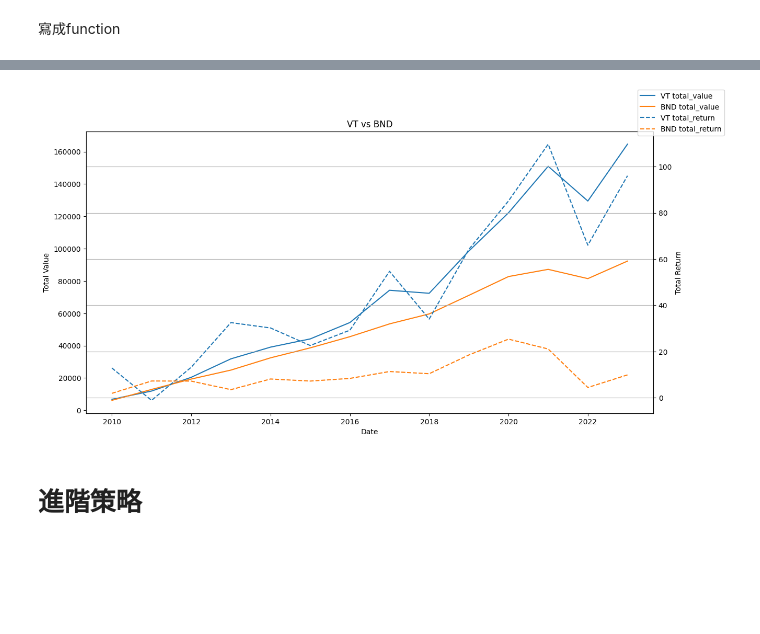
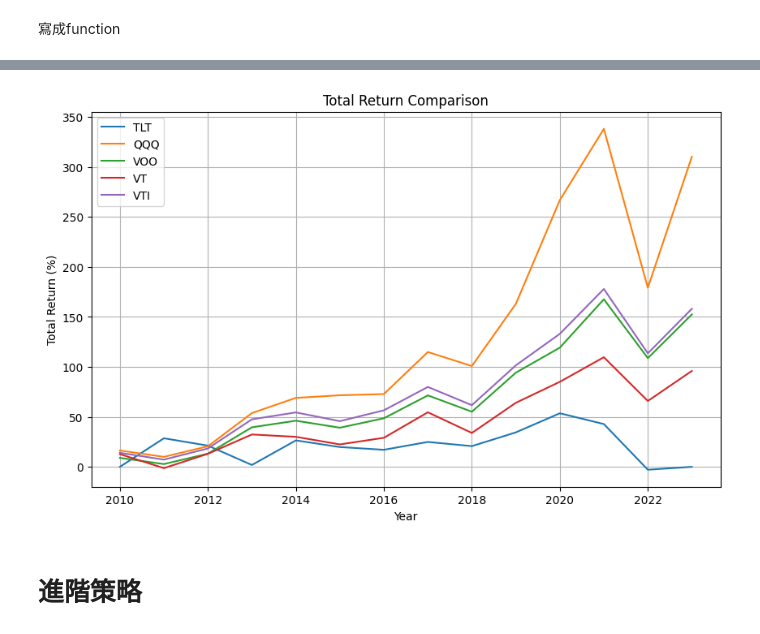
Before and after one commit to jerry860911/stock_backtest, a Jupyter notebook: us2.ipynb, the cells around one changed output, grey strips where cells are left out. Cells and saved outputs as stored; diff of their text form; code cells hidden in the pictures; blank space fills up the shorter version.

```diff
--- a/us2.ipynb
+++ b/us2.ipynb
@@ -181,0 +184,3 @@ def get_annual_return(annual_summary):
+# %%
+TLT_annual=get_annual_summary('TLT', '2010-01-01')
+TLT_annual
@@ -181,0 +209,3 @@ def get_annual_return(annual_summary):
+# %%
+QQQ_annual=get_annual_summary('QQQ', '2010-01-01')
+QQQ_annual
@@ -181,0 +234,3 @@ def get_annual_return(annual_summary):
+# %%
+VOO_annual=get_annual_summary('VOO', '2010-01-01')
+VOO_annual
@@ -259,32 +313,27 @@ get_annual_return(BND_annual)
-# %%
-import matplotlib.pyplot as plt
-
-# 假設VT_annual和BND_annual都是Pandas DataFrame，並且它們的索引是日期
-fig, ax1 = plt.subplots(figsize=(14, 7))
-
-# 繪製total_value
-ax1.plot(VT_annual.index, VT_annual['total_value'], label='VT total_value')
-ax1.plot(BND_annual.index, BND_annual['total_value'], label='BND total_value')
-
-# 創建第二個y軸
-ax2 = ax1.twinx()
-
-# 繪製total_return
-ax2.plot(VT_annual.index, VT_annual['total_return'], label='VT total_return', linestyle='--')
-ax2.plot(BND_annual.index, BND_annual['total_return'], label='BND total_return', linestyle='--')
-
-# 設置圖表標題和軸標籤
-ax1.set_title('VT vs BND')
-ax1.set_xlabel('Date')
-ax1.set_ylabel('Total Value')
-ax2.set_ylabel('Total Return')
-plt.grid(True)
-# 顯示圖例
-fig.legend()
-
-plt.show()
-# %% [output]
-[figure, removed]
+# %%
+import matplotlib.pyplot as plt
+
+# 合併所有的年度回報數據
+annual_returns = pd.DataFrame({
+    'TLT': TLT_annual['total_return'],
+    'QQQ': QQQ_annual['total_return'],
+    'VOO': VOO_annual['total_return'],
+    'VT': VT_annual['total_return'],
+    'VTI': VTI_annual['total_return']
+})
+
+# 繪製折線圖
+plt.figure(figsize=(10, 6))
+for column in annual_returns.columns:
+    plt.plot(annual_returns.index, annual_returns[column], label=column)
+plt.xlabel('Year')
+plt.ylabel('Total Return (%)')
+plt.title('Total Return Comparison')
+plt.legend()
+plt.grid(True)
+plt.show()
+# %% [output]
+[figure, added]
 # %% [markdown]
 # 進階策略
 # %% [markdown]
```
Also changed, not shown: parts of 24 cells of this notebook, 4 other files.
